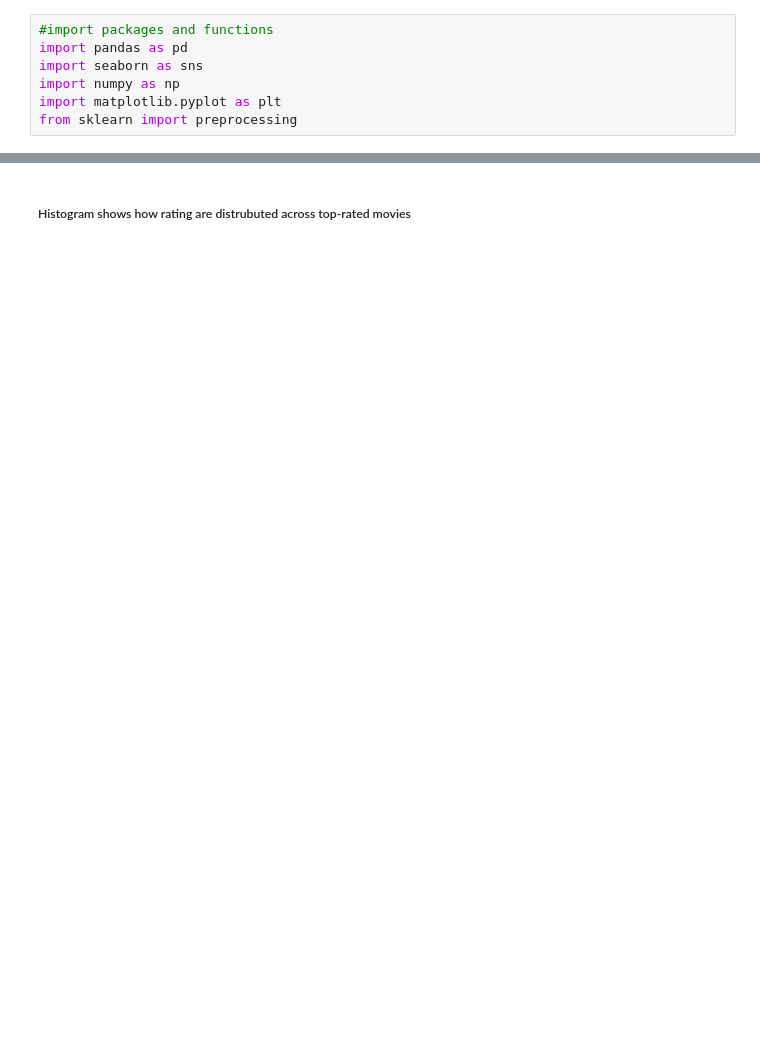
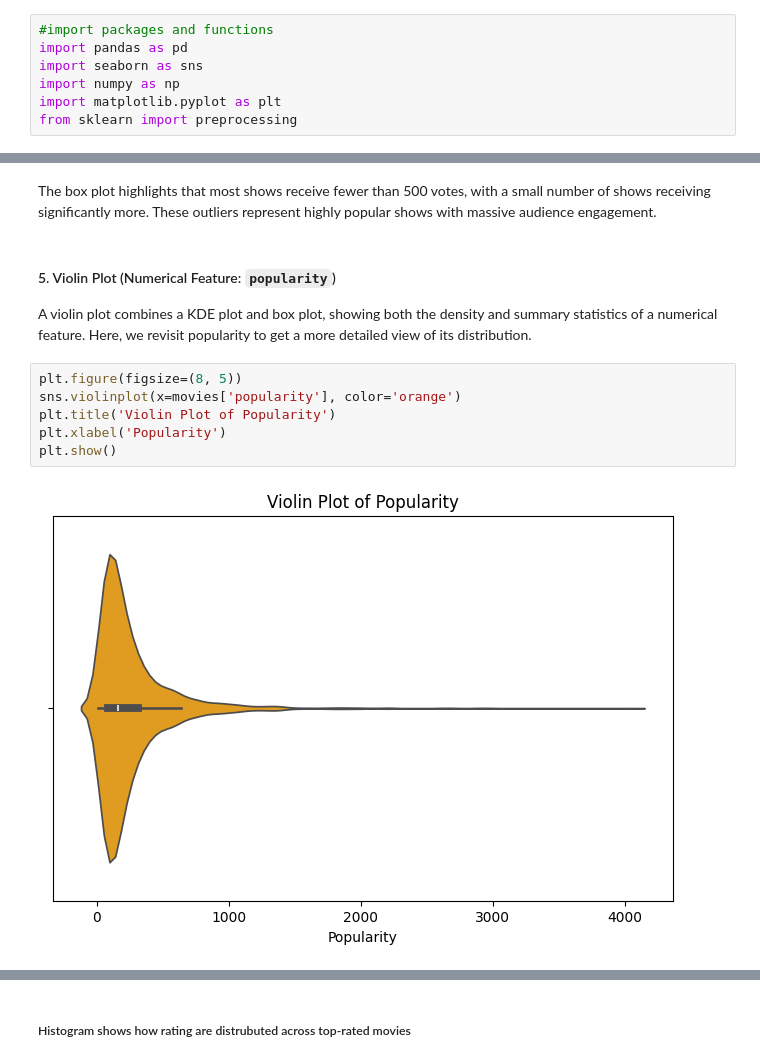
Before and after one commit to slothnojutsu/tripletreat, a Jupyter notebook: Exploration.ipynb, the cells around one changed output, grey strips where cells are left out. Saved outputs shown, nothing was run; the diff lists cells and outputs as text; blank space fills up the shorter version.

```diff
--- a/Exploration.ipynb
+++ b/Exploration.ipynb
@@ -146,0 +163,13 @@ imdb.describe(include="all")
+# %% [markdown]
+The box plot highlights that most shows receive fewer than 500 votes, with a small number of shows receiving significantly more. These outliers represent highly popular shows with massive audience engagement.
+# %% [markdown]
+#### 5. Violin Plot (Numerical Feature: `popularity`)
+A violin plot combines a KDE plot and box plot, showing both the density and summary statistics of a numerical feature. Here, we revisit popularity to get a more detailed view of its distribution.
+# %%
+plt.figure(figsize=(8, 5))
+sns.violinplot(x=movies['popularity'], color='orange')
+plt.title('Violin Plot of Popularity')
+plt.xlabel('Popularity')
+plt.show()
+# %% [output]
+[figure, added]
```
Also changed, not shown: parts of 84 cells of this notebook.
